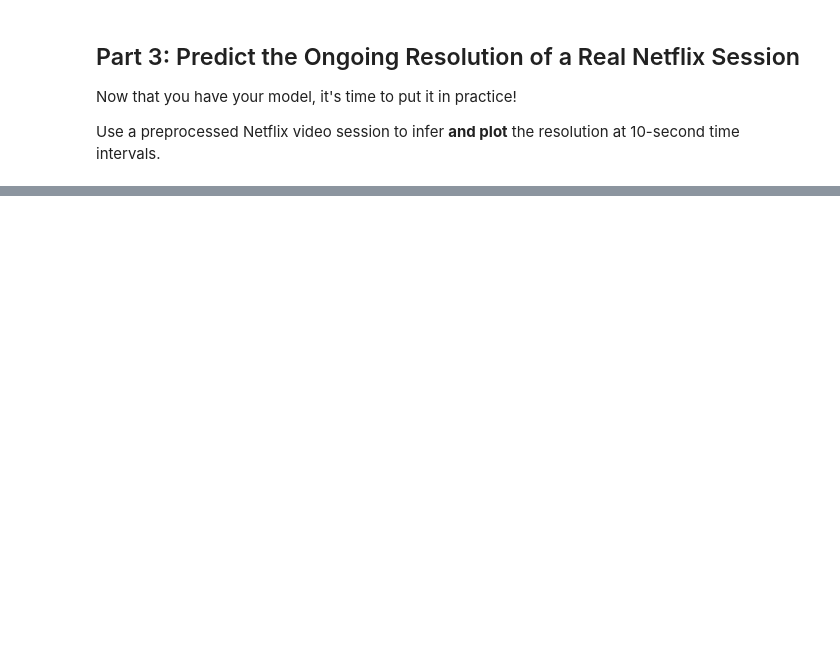
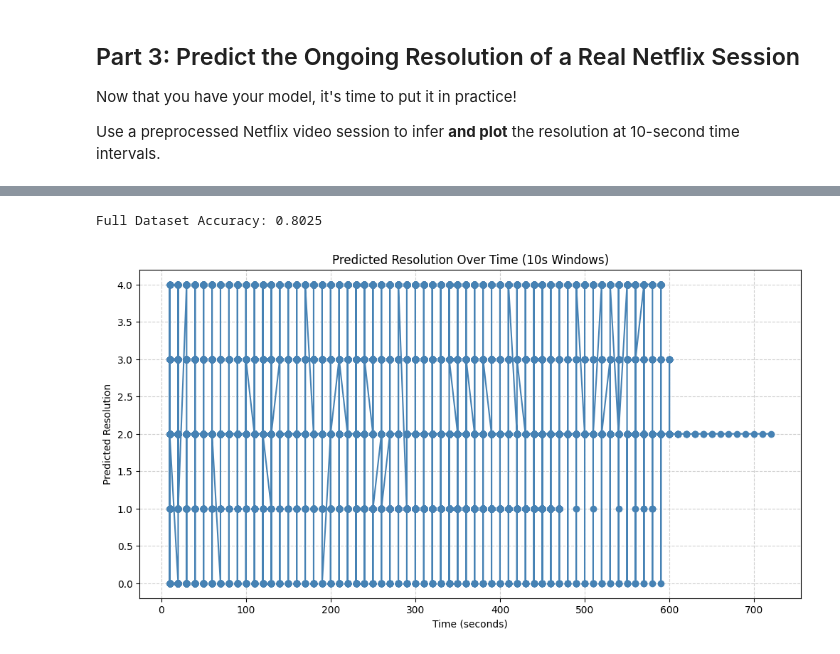
Before and after one commit to noise-course/video-quality-of-experience-hcarpenter4, a Jupyter notebook: 1-Video-Quality-Inference.ipynb, the cells around one changed output, grey strips where cells are left out. Cells and saved outputs as stored; diff of their text form; code cells hidden in the pictures; blank space fills up the shorter version.

Commit message:
graph almost done

```diff
--- a/1-Video-Quality-Inference.ipynb
+++ b/1-Video-Quality-Inference.ipynb
@@ -417,0 +444,38 @@ Use a preprocessed Netflix video session to infer **and plot** the resolution at
+# %%
+import matplotlib.pyplot as plt
+
+# 1️⃣ Separate features and labels again
+y_full = netflix_video_clean["resolution"].astype('category').cat.codes
+x_full = netflix_video_clean.drop(columns=["resolution"])
+
+# 2️⃣ Scale full dataset using the same scaler
+x_full_scaled = scaler.transform(x_full)
+
+# 3️⃣ Apply the trained final model
+y_full_pred = final_model.predict(x_full_scaled)
+
+netflix_video_clean["predicted_resolution"] = y_full_pred
+
+# Optional: evaluate overall performance on full dataset
+acc_full = accuracy_score(y_full, y_full_pred)
+print(f"Full Dataset Accuracy: {acc_full:.4f}")
+
+# Plot ------------------------------------------------------------------------
+
+# 1️⃣ Ensure timestamps are sorted
+netflix_video_results = netflix_video_clean.sort_values("relative_timestamp")
+
+# 4️⃣ Plot the trend
+plt.figure(figsize=(12, 6))
+plt.plot(netflix_video_results["relative_timestamp"],
+         netflix_video_results["predicted_resolution"],
+         marker="o", linestyle="-", color="steelblue")
+
+plt.title("Predicted Resolution Over Time (10s Windows)")
+plt.xlabel("Time (seconds)")
+plt.ylabel("Predicted Resolution")
+plt.grid(True, linestyle="--", alpha=0.6)
+plt.show()
+# %% [output]
+Full Dataset Accuracy: 0.8025
+[figure, added]
```
Also changed, not shown: parts of 5 cells of this notebook.
